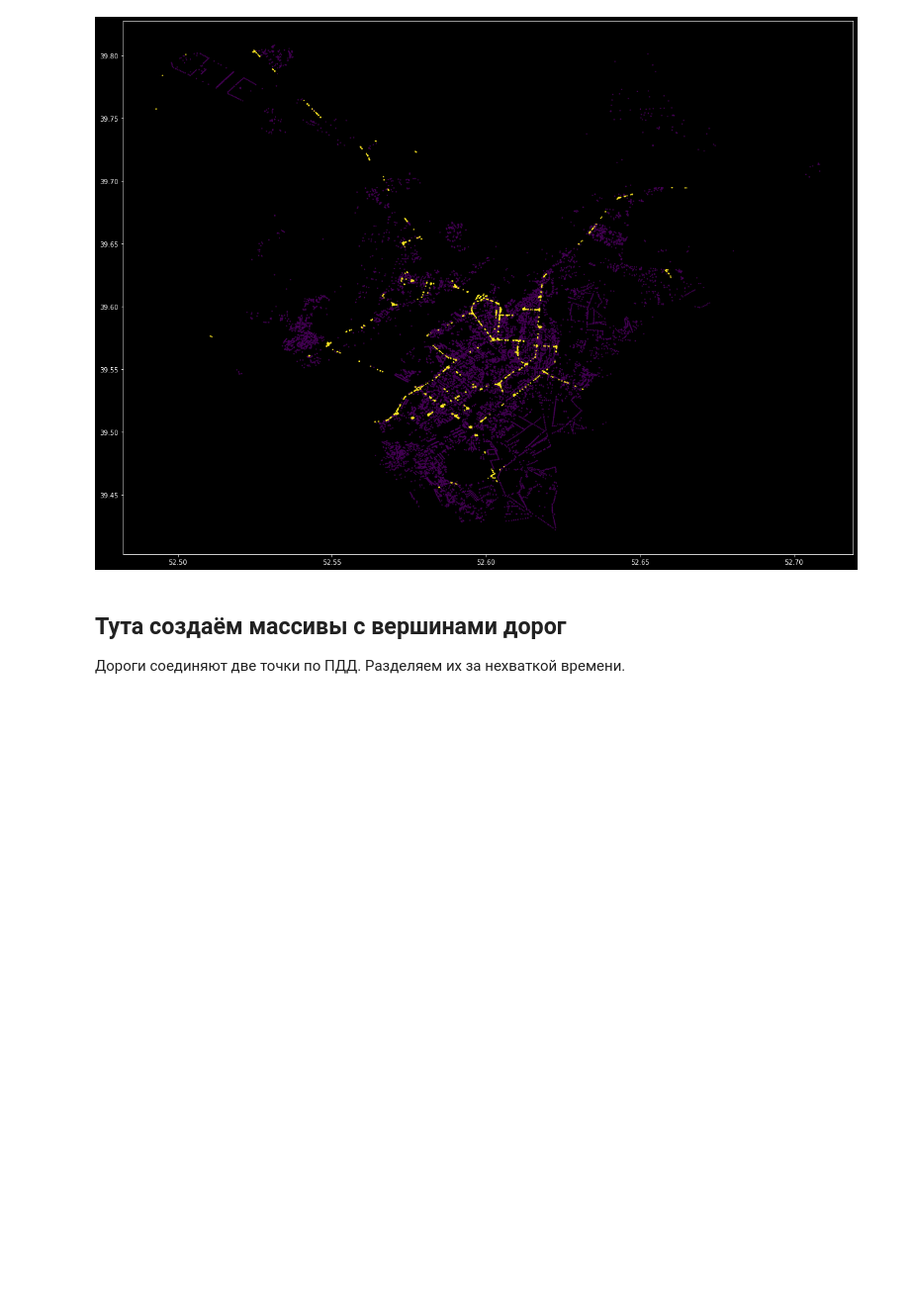
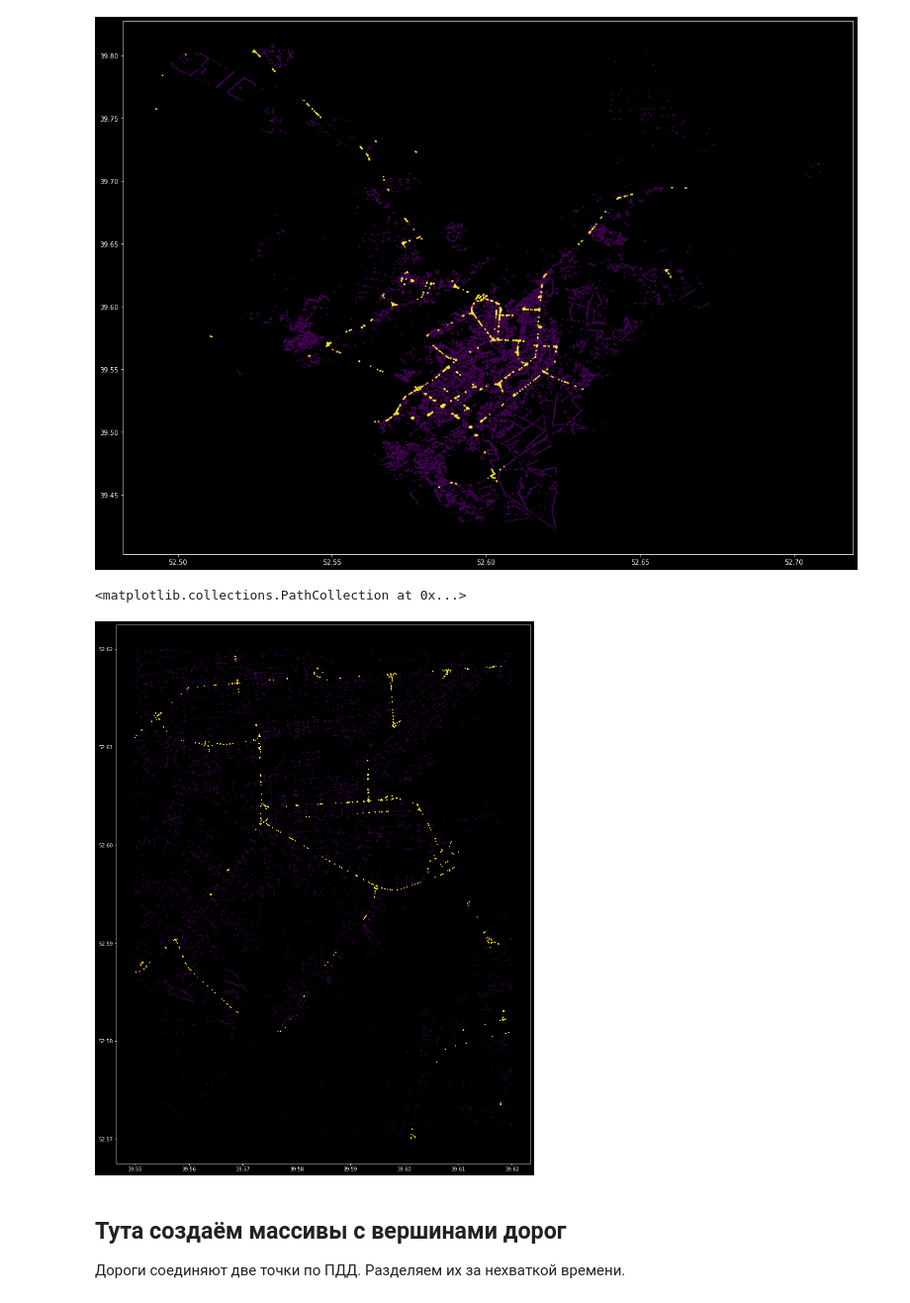
Before and after one commit to Valentinius/IT_Cow, a Jupyter notebook: set_dots.ipynb, the cells around one changed output. Shown at 99% size. Drawn from its saved outputs; the diff is of its cells as text; code cells hidden in the pictures; blank space fills up the shorter version.

```diff
--- a/set_dots.ipynb
+++ b/set_dots.ipynb
@@ -22,8 +57,8 @@ points = np.zeros((vertics.shape[0], 2), dtype=float)
 p_type = np.zeros((vertics.shape[0], 2), dtype=int)
 p_id = []
 for i in range(vertics.shape[0]):
-    points[i][0] = vertics['coordinates'][i][0]
-    points[i][1] = vertics['coordinates'][i][1]
-    p_type[i][0] = 1 if vertics['is_big_node'][i] else 0
-    p_type[i][1] = -1
+    points[i, 0] = vertics['coordinates'][i][0]
+    points[i, 1] = vertics['coordinates'][i][1]
+    p_type[i, 0] = 1 if vertics['is_big_node'][i] else 0
+    p_type[i, 1] = -1
     p_id.append(vertics['_id'][i]['$oid'])
@@ -35,6 +86,35 @@ plt.scatter(points[:, 0], points[:, 1], s=1, c=p_type[:,0])
 # %% [output]
 <matplotlib.collections.PathCollection at 0x...>
 [figure]
+# %%
+x_n = []
+y_n = []
+t_n = []
+for i in range(points.shape[0]):
+    if 52.57 < points[i, 0] and points[i, 0] < 52.62 and 39.55 < points[i,1] and points[i, 1] < 39.62:
+        x_n.append(points[i, 1])
+        y_n.append(points[i, 0])
+        t_n.append(p_type[i, 0])
+
+# for i in range(len(y_n)):
+#     y_n[i] *= -1
+#     x_n[i] *= -1
+
+points_n = np.zeros((len(x_n), 2), dtype=float)
+p_type_n = np.zeros(len(x_n), dtype=int)
+
+for i in range(len(x_n)):
+    points_n[i, 0] = x_n[i]
+    points_n[i, 1] = y_n[i]
+    p_type_n[i] = t_n[i]
+
+fig = plt.gcf()
+fig.set_size_inches(15, 20)
+
+plt.scatter(points_n[:, 0], points_n[:, 1], s=2, c=p_type_n)
+# %% [output]
+<matplotlib.collections.PathCollection at 0x...>
+[figure, added]
 # %% [markdown]
 ## Тута создаём массивы с вершинами дорог
 Дороги соединяют две точки по ПДД. Разделяем их за нехваткой времени.
```
Also changed, not shown: parts of 17 cells of this notebook, 3 other files.
